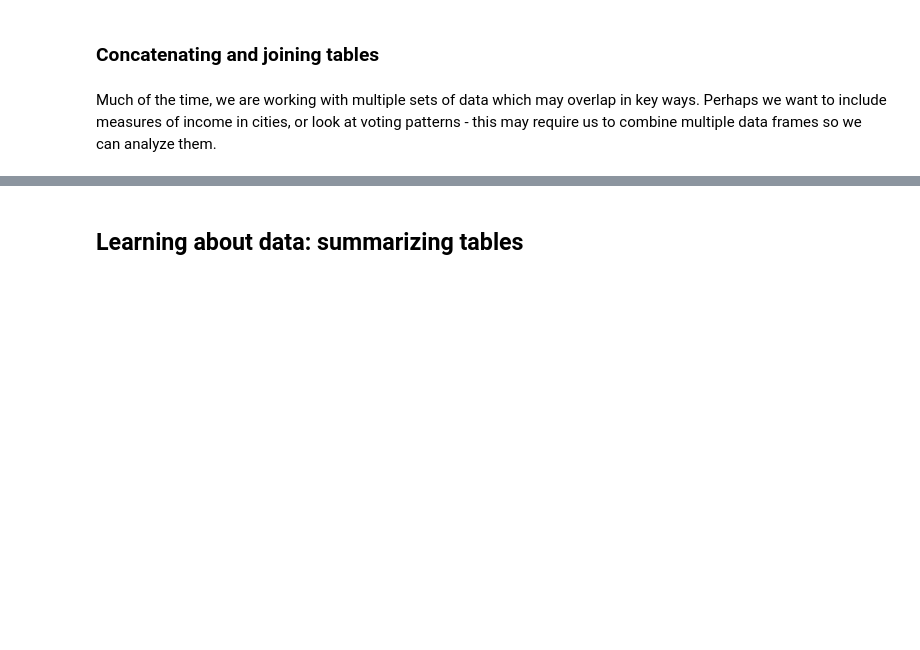
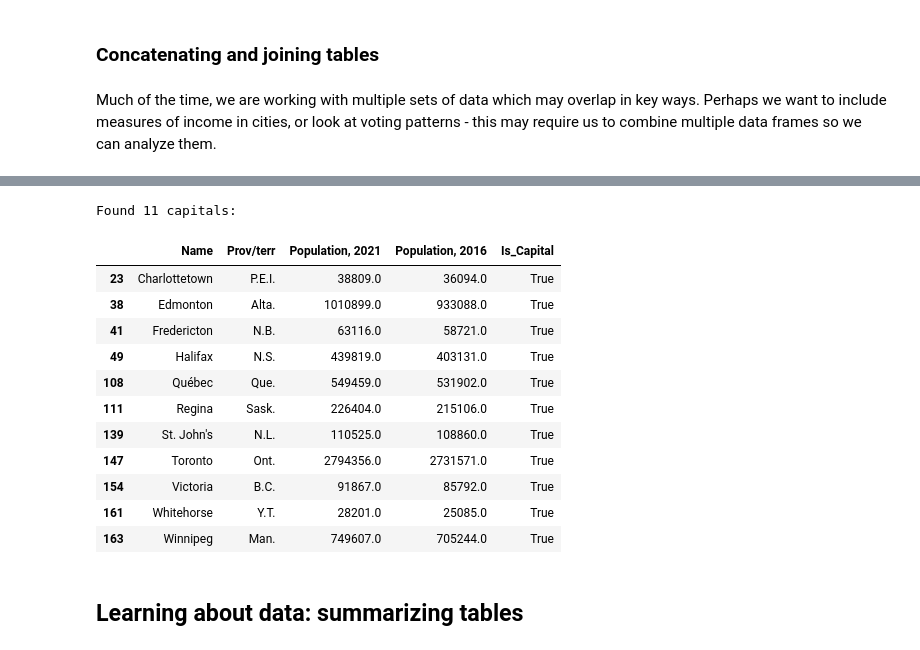
Before and after one commit to schoolofcities/urban-data-storytelling, a Jupyter notebook: urban-data-analytics/3-data-analytics-and-processing/data-analytics-and-processing.ipynb, the cells around one changed output, grey strips where cells are left out. Drawn from its saved outputs; the diff is of its cells as text; code cells hidden in the pictures; blank space fills up the shorter version.

```diff
--- a/urban-data-analytics/3-data-analytics-and-processing/data-analytics-and-processing.ipynb
+++ b/urban-data-analytics/3-data-analytics-and-processing/data-analytics-and-processing.ipynb
@@ -234,0 +243,3 @@ TODO: exercise
+# %%
+df_capitals = pd.read_csv('./data/capitals.csv')
+df_capitals
@@ -235,3 +259,31 @@ TODO: exercise
+# %%
+df_with_capitals = pd.merge(
+    df,  # Original data
+    df_capitals,  # New data
+    on="Name",  # The same column
+    how="left"  # Keep all data from the "left", ie. original
+)
+
+# Set non-capitals to False
+df_with_capitals["Is_Capital"] = df_with_capitals["Is_Capital"].astype('boolean').fillna(False)
+
+# Verify: Show capitals and counts
+print(f"Found {df_with_capitals['Is_Capital'].sum()} capitals:")
+df_with_capitals[df_with_capitals["Is_Capital"]]
+# %% [output]
+Found 11 capitals:
+|  | Name | Prov/terr | Population, 2021 | Population, 2016 | Is_Capital |
+| 23 | Charlottetown | P.E.I. | 38809.0 | 36094.0 | True |
+| 38 | Edmonton | Alta. | 1010899.0 | 933088.0 | True |
+| 41 | Fredericton | N.B. | 63116.0 | 58721.0 | True |
+| 49 | Halifax | N.S. | 439819.0 | 403131.0 | True |
+| 108 | Québec | Que. | 549459.0 | 531902.0 | True |
+| 111 | Regina | Sask. | 226404.0 | 215106.0 | True |
+| 139 | St. John's | N.L. | 110525.0 | 108860.0 | True |
+| 147 | Toronto | Ont. | 2794356.0 | 2731571.0 | True |
+| 154 | Victoria | B.C. | 91867.0 | 85792.0 | True |
+| 161 | Whitehorse | Y.T. | 28201.0 | 25085.0 | True |
+| 163 | Winnipeg | Man. | 749607.0 | 705244.0 | True |
 # %% [markdown]
 ## Learning about data: summarizing tables
 # %% [markdown]
```
Also changed, not shown: parts of 6 cells of this notebook, 2 other files.
